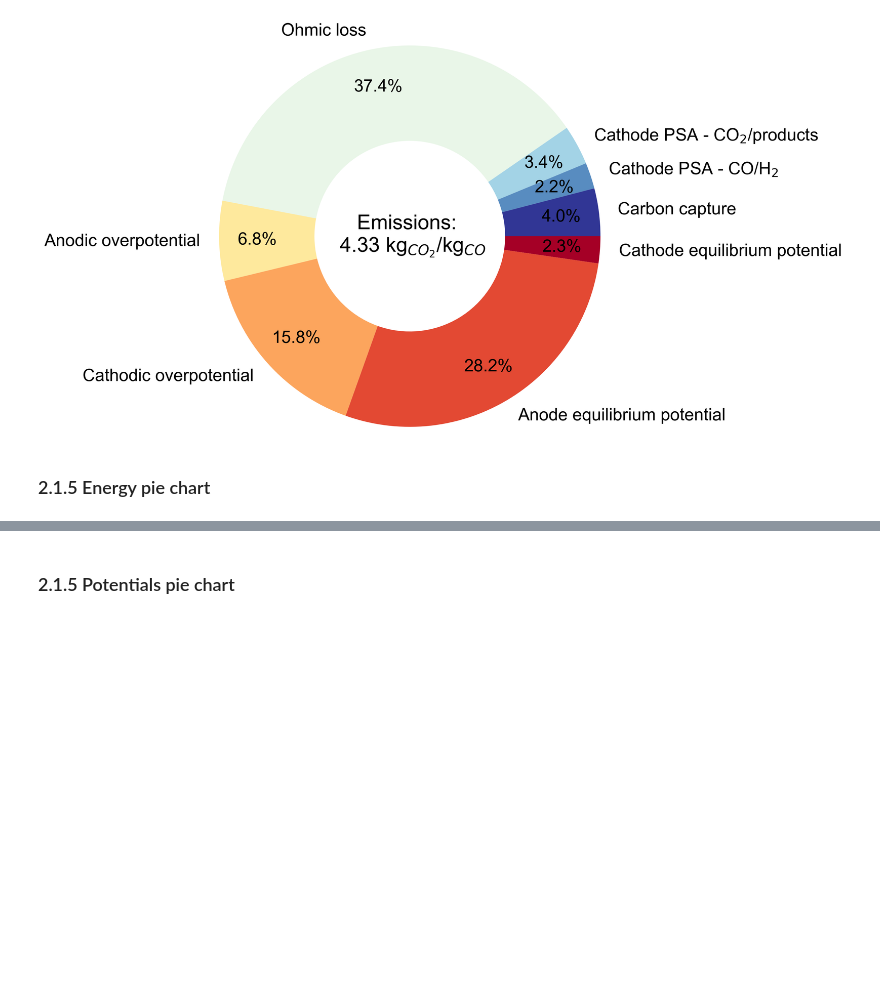
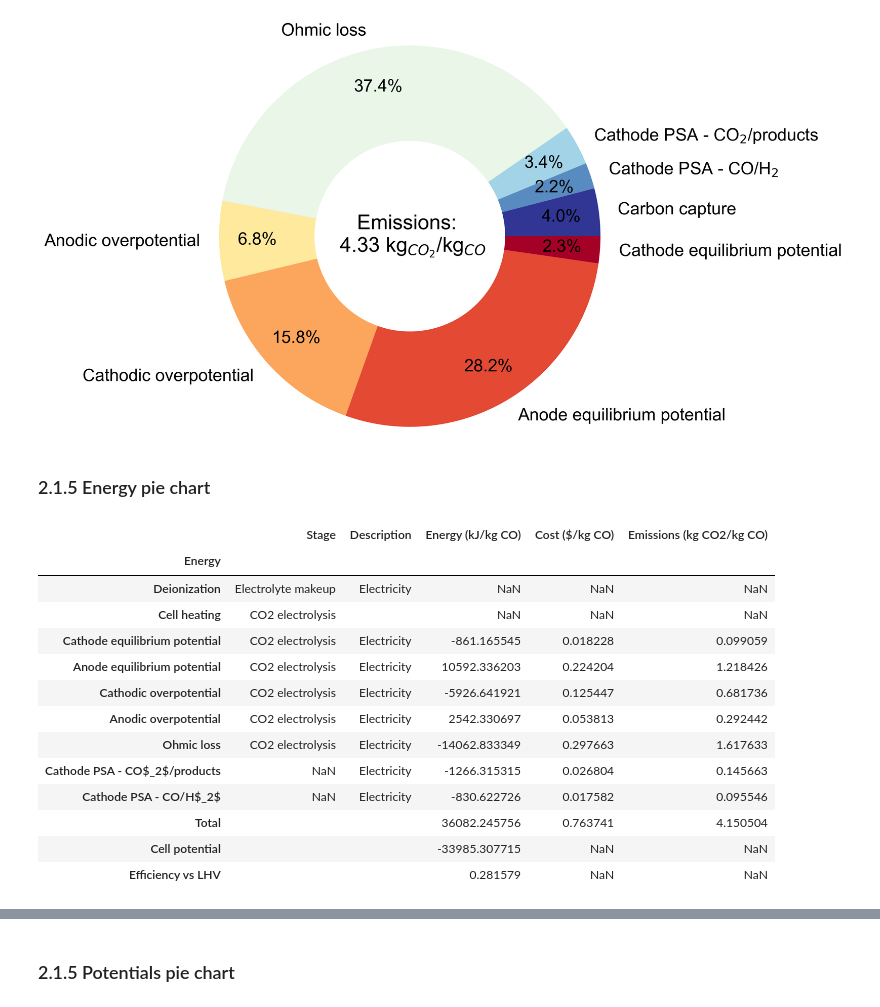
Before and after one commit to shashwatidc/co2r-non-aqueous, a Jupyter notebook: 20241001_5_TEA_Integrated.ipynb, the cells around one changed output, grey strips where cells are left out. Drawn from its saved outputs; the diff is of its cells as text; code cells hidden in the pictures; blank space fills up the shorter version.

```diff
--- a/20241001_5_TEA_Integrated.ipynb
+++ b/20241001_5_TEA_Integrated.ipynb
@@ -1119,6 +1119,23 @@ Saved at E:\OneDrive - The University of Texas at Austin\RCL Experimental\LCA TE
 [figure]
 # %% [markdown]
 ### 2.1.5 Energy pie chart
+# %%
+df_energy
+# %% [output]
+|  | Stage | Description | Energy (kJ/kg CO) | Cost ($/kg CO) | Emissions (kg CO2/kg CO) |
+| Energy |  |  |  |  |  |
+| Deionization | Electrolyte makeup | Electricity | NaN | NaN | NaN |
+| Cell heating | CO2 electrolysis |  | NaN | NaN | NaN |
+| Cathode equilibrium potential | CO2 electrolysis | Electricity | -861.165545 | 0.018228 | 0.099059 |
+| Anode equilibrium potential | CO2 electrolysis | Electricity | 10592.336203 | 0.224204 | 1.218426 |
+| Cathodic overpotential | CO2 electrolysis | Electricity | -5926.641921 | 0.125447 | 0.681736 |
+| Anodic overpotential | CO2 electrolysis | Electricity | 2542.330697 | 0.053813 | 0.292442 |
+| Ohmic loss | CO2 electrolysis | Electricity | -14062.833349 | 0.297663 | 1.617633 |
+| Cathode PSA - CO$_2$/products | NaN | Electricity | -1266.315315 | 0.026804 | 0.145663 |
+| Cathode PSA - CO/H$_2$ | NaN | Electricity | -830.622726 | 0.017582 | 0.095546 |
+| Total |  |  | 36082.245756 | 0.763741 | 4.150504 |
+| Cell potential |  |  | -33985.307715 | NaN | NaN |
+| Efficiency vs LHV |  |  | 0.281579 | NaN | NaN |
 # %%
 if override_single == True:
 
```
Also changed, not shown: parts of 18 cells of this notebook, 4 other files.
